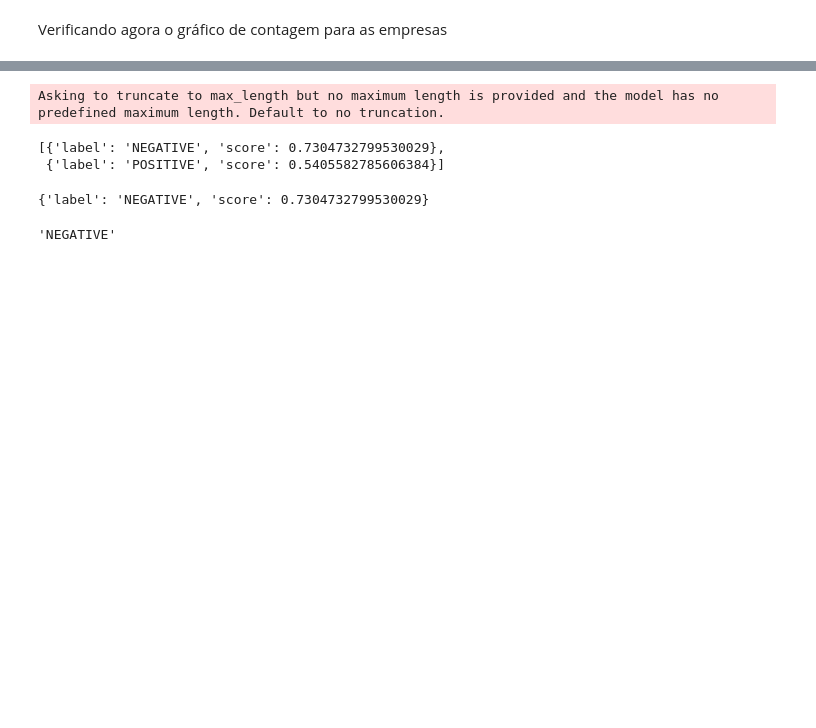
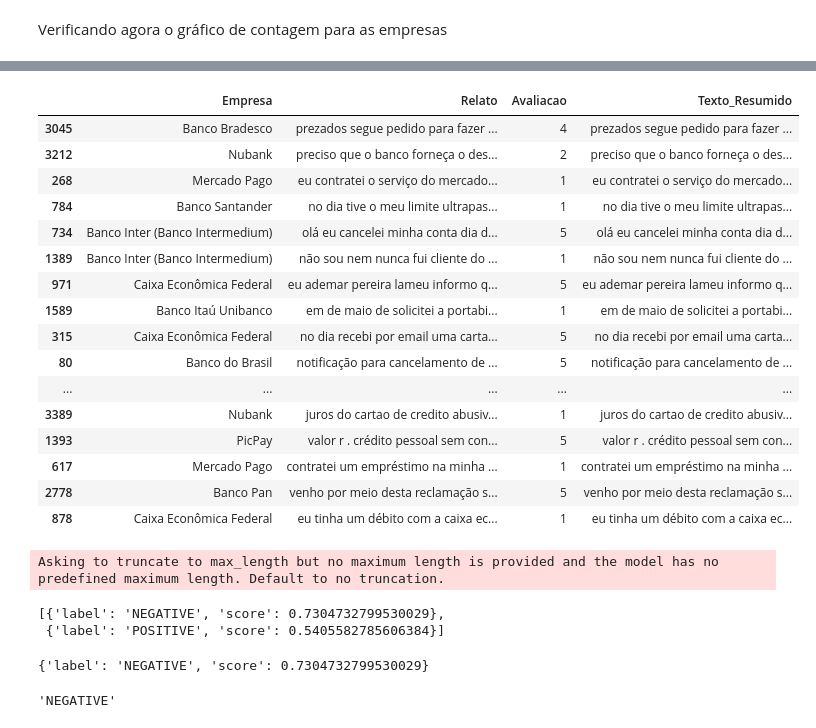
Before and after one commit to alyssonmontovanelli/PLN_Text_Analysis, a Jupyter notebook: PLN/sentiment_analysis.ipynb, the cells around one changed output, grey strips where cells are left out. Drawn from its saved outputs; the diff is of its cells as text; code cells hidden in the pictures; blank space fills up the shorter version.

```diff
--- a/PLN/sentiment_analysis.ipynb
+++ b/PLN/sentiment_analysis.ipynb
@@ -64,0 +151,15 @@ plt.show()
+# %%
+from transformers import pipeline
+
+# 1. Criar pipeline de sumarização
+sumarizador = pipeline("summarization", model="t5-small", tokenizer="t5-small")
+
+# 2. Filtrar textos longos
+limite_palavras = 512
+dados_sentimento["Texto_Resumido"] = dados_sentimento["Relato"].apply(
+    lambda texto: sumarizador(texto, max_length=limite_palavras, min_length=50, do_sample=False)[0]["summary_text"]
+    if len(texto.split()) > limite_palavras else texto
+)
+
+# 3. Conferir resultado
+print(dados_sentimento[["Relato", "Texto_Resumido"]])
@@ -65,3 +185,23 @@ plt.show()
+# %%
+dados_sentimento.sample(20)
+# %% [output]
+|  | Empresa | Relato | Avaliacao | Texto_Resumido |
+| 3045 | Banco Bradesco | prezados segue pedido para fazer ... | 4 | prezados segue pedido para fazer ... |
+| 3212 | Nubank | preciso que o banco forneça o des... | 2 | preciso que o banco forneça o des... |
+| 268 | Mercado Pago | eu contratei o serviço do mercado... | 1 | eu contratei o serviço do mercado... |
+| 784 | Banco Santander | no dia tive o meu limite ultrapas... | 1 | no dia tive o meu limite ultrapas... |
+| 734 | Banco Inter (Banco Intermedium) | olá eu cancelei minha conta dia d... | 5 | olá eu cancelei minha conta dia d... |
+| 1389 | Banco Inter (Banco Intermedium) | não sou nem nunca fui cliente do ... | 1 | não sou nem nunca fui cliente do ... |
+| 971 | Caixa Econômica Federal | eu ademar pereira lameu informo q... | 5 | eu ademar pereira lameu informo q... |
+| 1589 | Banco Itaú Unibanco | em de maio de solicitei a portabi... | 1 | em de maio de solicitei a portabi... |
+| 315 | Caixa Econômica Federal | no dia recebi por email uma carta... | 5 | no dia recebi por email uma carta... |
+| 80 | Banco do Brasil | notificação para cancelamento de ... | 5 | notificação para cancelamento de ... |
+| ... | ... | ... | ... | ... |
+| 3389 | Nubank | juros do cartao de credito abusiv... | 1 | juros do cartao de credito abusiv... |
+| 1393 | PicPay | valor r . crédito pessoal sem con... | 5 | valor r . crédito pessoal sem con... |
+| 617 | Mercado Pago | contratei um empréstimo na minha ... | 1 | contratei um empréstimo na minha ... |
+| 2778 | Banco Pan | venho por meio desta reclamação s... | 5 | venho por meio desta reclamação s... |
+| 878 | Caixa Econômica Federal | eu tinha um débito com a caixa ec... | 1 | eu tinha um débito com a caixa ec... |
 # %%
 from transformers import AutoTokenizer, BertForSequenceClassification
 import numpy as np
```
Also changed, not shown: parts of 14 cells of this notebook, 2 other files.
